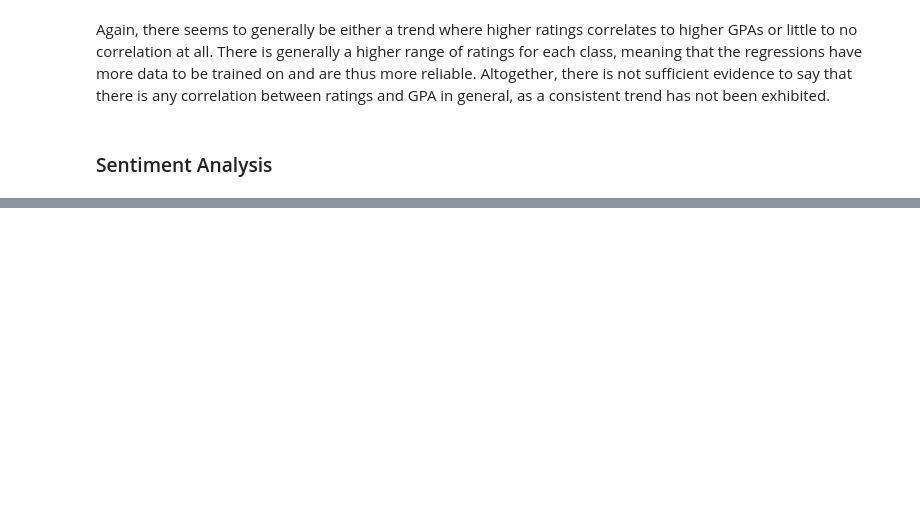
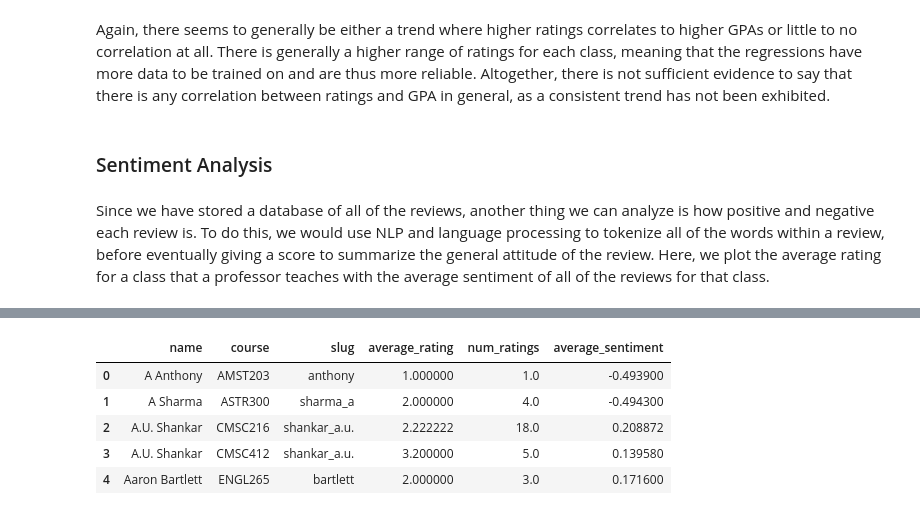
Before and after one commit to aaronl1661/teacherSalaryAnalysis, a Jupyter notebook: index.ipynb, the cells around one changed output, grey strips where cells are left out. Saved outputs shown, nothing was run; the diff lists cells and outputs as text; code cells hidden in the pictures; blank space fills up the shorter version.

```diff
--- a/index.ipynb
+++ b/index.ipynb
@@ -1309,4 +1314,45 @@ for i in most_profs_courses:
 # %% [markdown]
 Again, there seems to generally be either a trend where higher ratings correlates to higher GPAs or little to no correlation at all. There is generally a higher range of ratings for each class, meaning that the regressions have more data to be trained on and are thus more reliable. Altogether, there is not sufficient evidence to say that there is any correlation between ratings and GPA in general, as a consistent trend has not been exhibited.
 # %% [markdown]
-### Sentiment Analysis
+### Sentiment Analysis <a class="anchor" id = "sentiment-analysis"></a>
+# %% [markdown]
+Since we have stored a database of all of the reviews, another thing we can analyze is how positive and negative each review is. To do this, we would use NLP and language processing to tokenize all of the words within a review, before eventually giving a score to summarize the general attitude of the review. Here, we plot the average rating for a class that a professor teaches with the average sentiment of all of the reviews for that class.
+# %%
+nltk.download(["vader_lexicon"])
+
+sia = SentimentIntensityAnalyzer()
+
+reviews_df = reviews_df.dropna(subset = ['review'])
+
+for index, row in reviews_df.iterrows():
+   reviews_df.at[index, "sentiment"] = sia.polarity_scores(reviews_df.at[index, "review"])["compound"]
+
+average_sentiment_df = pd.DataFrame()
+classes = {}
+count = 0
+curr_prof = reviews_df.at[0, "name"]
+curr_slug = reviews_df.at[0, "slug"]
+for index, row in reviews_df.iterrows():
+    # get the average sentiment for each professor/class combination
+    if reviews_df.at[index, "name"] == curr_prof:
+        if reviews_df.at[index, "course"] in classes:
+            classes[reviews_df.at[index, "course"]] = [classes.get(reviews_df.at[index, "course"])[0] + reviews_df.at[index, "rating"],
+                                                       classes.get(reviews_df.at[index, "course"])[1] + 1,
+                                                       classes.get(reviews_df.at[index, "course"])[2] + reviews_df.at[index, "sentiment"]]
+        else:
+            classes[reviews_df.at[index, "course"]] = [reviews_df.at[index, "rating"],1,reviews_df.at[index, "sentiment"]]
+    else:
+        for i in classes.keys():
+            average_sentiment_df.at[count, "name"] = curr_prof
+            average_sentiment_df.at[count, "course"] = i
+            average_sentiment_df.at[count, "slug"] = curr_slug
+            average_sentiment_df.at[count, "average_rating"] = classes.get(i)[0]/classes.get(i)[1]
+            average_sentiment_df.at[count, "num_ratings"] = classes.get(i)[1]
+            average_sentiment_df.at[count, "average_sentiment"] = classes.get(i)[2]/classes.get(i)[1]
+            count = count + 1
+        classes = {}
+        curr_prof = reviews_df.at[index, "name"]
+        curr_slug = reviews_df.at[index, "slug"]
+
+average_sentiment_df.head()
+# %% [output]
@@ -1312,0 +1362,6 @@ Again, there seems to generally be either a trend where higher ratings correlate
+|  | name | course | slug | average_rating | num_ratings | average_sentiment |
+| 0 | A Anthony | AMST203 | anthony | 1.000000 | 1.0 | -0.493900 |
+| 1 | A Sharma | ASTR300 | sharma_a | 2.000000 | 4.0 | -0.494300 |
+| 2 | A.U. Shankar | CMSC216 | shankar_a.u. | 2.222222 | 18.0 | 0.208872 |
+| 3 | A.U. Shankar | CMSC412 | shankar_a.u. | 3.200000 | 5.0 | 0.139580 |
+| 4 | Aaron Bartlett | ENGL265 | bartlett | 2.000000 | 3.0 | 0.171600 |
```
Also changed, not shown: parts of 15 cells of this notebook.
